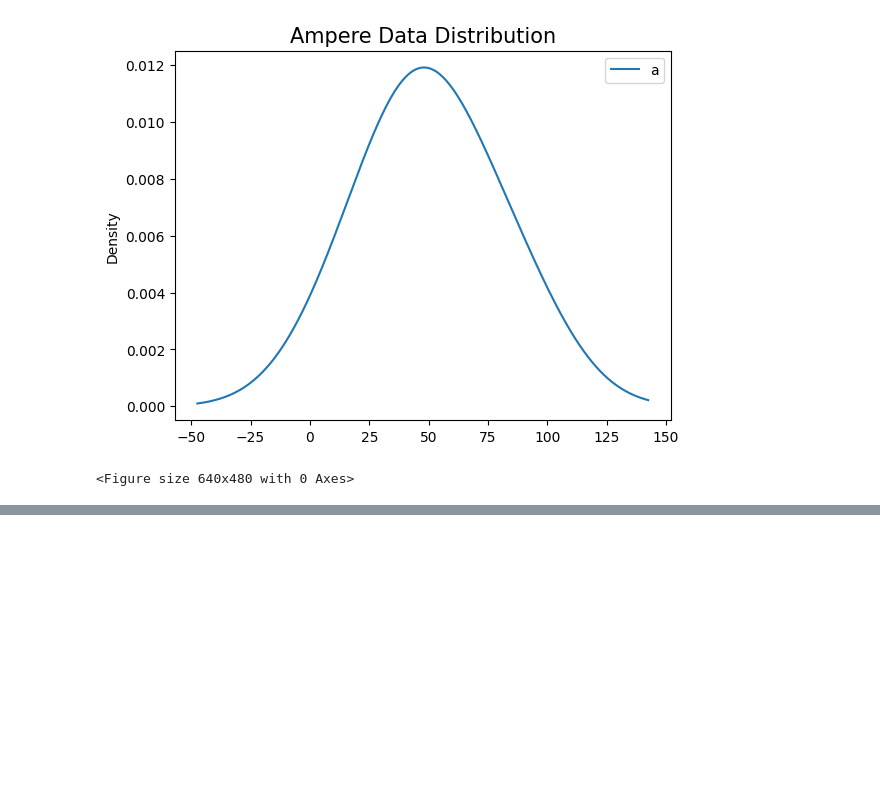
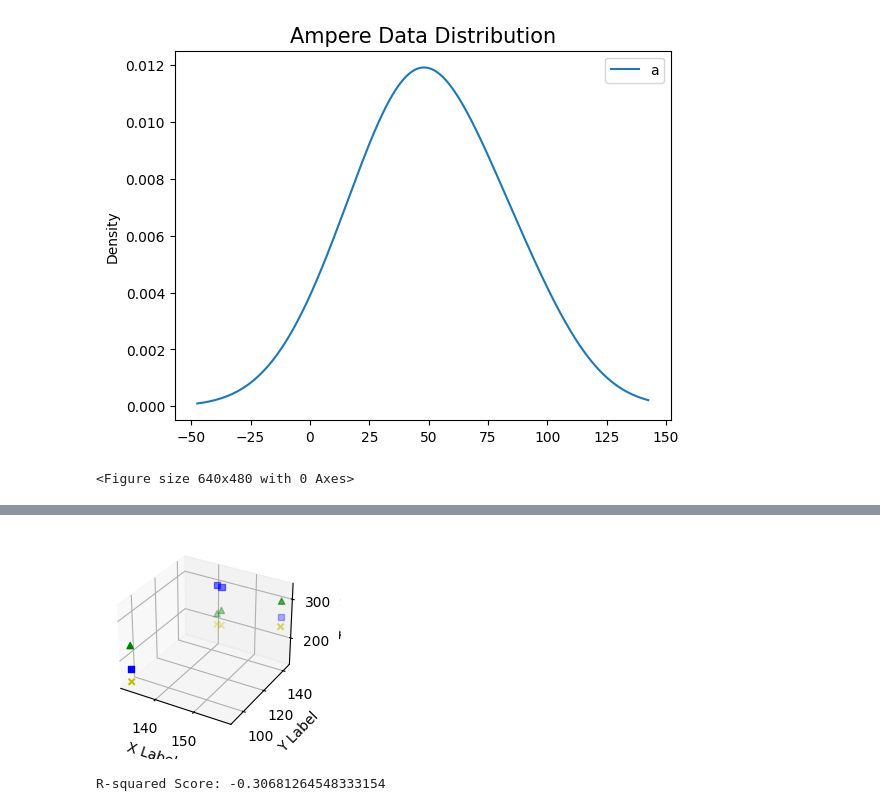
Before and after one commit to elecun/flame-ffc-model, a Jupyter notebook: basic.ipynb, the cells around one changed output, grey strips where cells are left out. Saved outputs shown, nothing was run; the diff lists cells and outputs as text; code cells hidden in the pictures; blank space fills up the shorter version.

```diff
--- a/basic.ipynb
+++ b/basic.ipynb
@@ -197,0 +442,35 @@ print(date)
+# %%
+# Support Vector Regression
+from sklearn.preprocessing import StandardScaler
+from sklearn.svm import SVR
+from sklearn.model_selection import train_test_split
+from sklearn.metrics import r2_score
+
+X = aggregated_data.loc[:,["cs_mean", "sa_mean", "velocity_mean", "tension_mean", "voltage_mean", "ampere_mean"]].values
+y = aggregated_data.loc[:, ["add_amount_brightener"]].values.ravel()
+
+X_train, X_test, y_train, y_test = train_test_split(X, y, test_size=0.2, random_state=42)
+
+
+svr_rbf = SVR(kernel='rbf', C=1e3, gamma=0.1)
+svr_lin = SVR(kernel='linear', C=1e3)
+svr_poly = SVR(kernel='poly', C=1e3, degree=2)
+
+y_rbf = svr_rbf.fit(X_train, y_train).predict(X_test)
+y_lin = svr_lin.fit(X_train, y_train).predict(X_test)
+y_poly = svr_poly.fit(X_train, y_train).predict(X_test)
+
+fig = plt.figure()
+ax = fig.add_subplot(111, projection='3d')
+ax.scatter(X_test[:, 0], X_test[:, 1], y_rbf, c='g', marker='^')
+ax.scatter(X_test[:, 0], X_test[:, 1], y_lin, c='b', marker='s')
+ax.scatter(X_test[:, 0], X_test[:, 1], y_poly, c='y', marker='x')
+ax.set_xlabel('X Label')
+ax.set_ylabel('Y Label')
+ax.set_zlabel('Target')
+plt.show()
+
+print('R-squared Score:', r2_score(y_pred=y_rbf, y_true=y_test))
+# %% [output]
+[figure, added]
+R-squared Score: -0.30681264548333154
```
Also changed, not shown: parts of 11 cells of this notebook, 5 other files.
